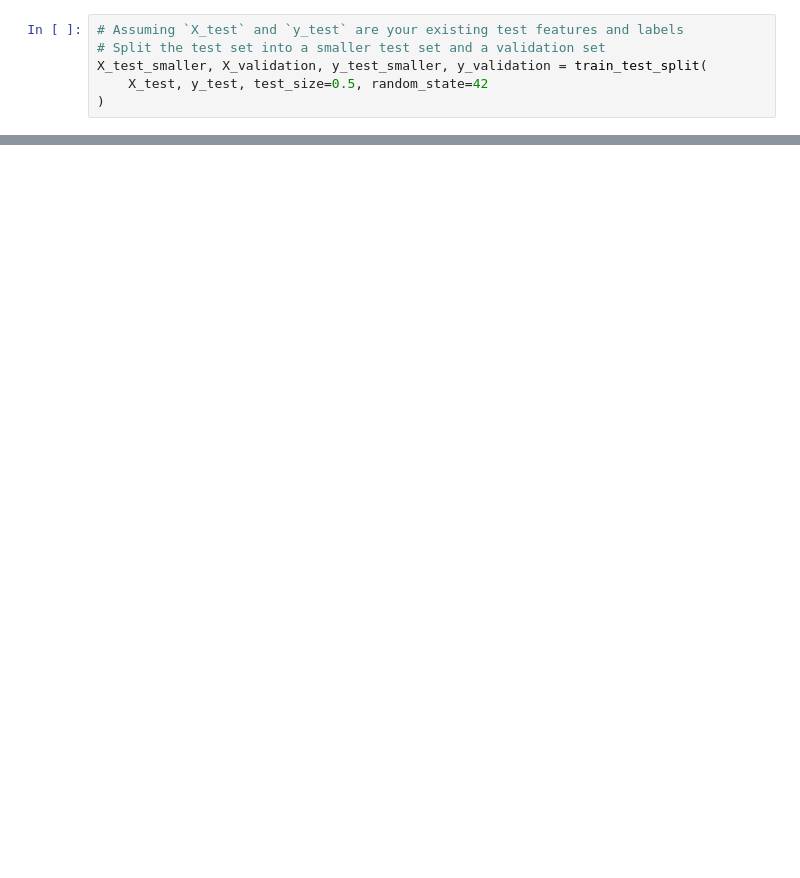
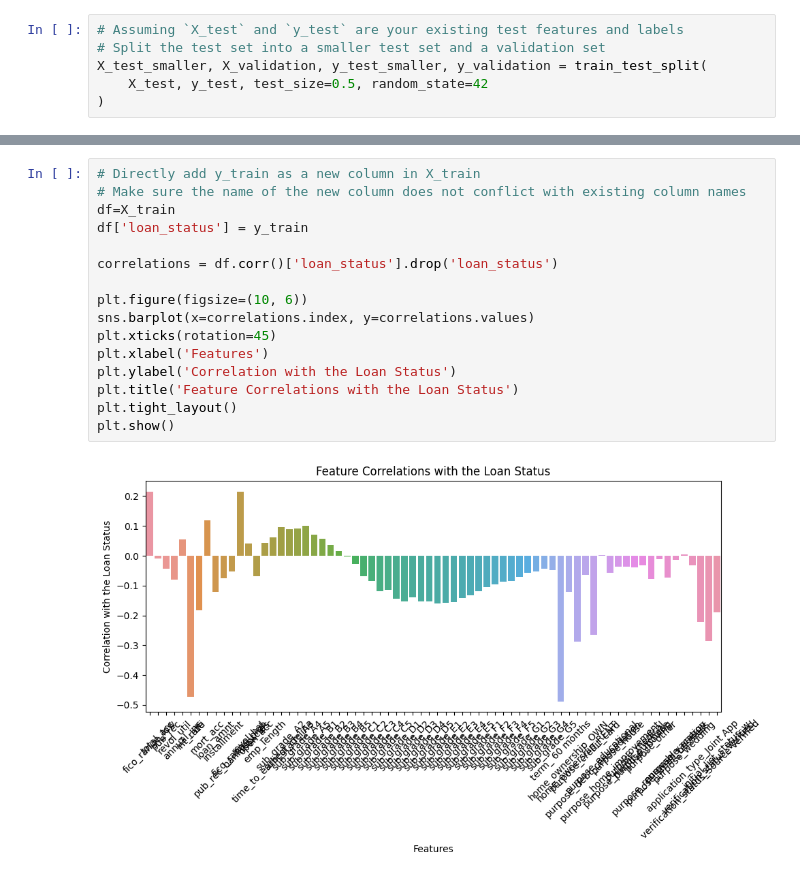
Before and after one commit to Abhibhi-03/Financial-Risk-Assessment, a Jupyter notebook: A1_Milestone1.ipynb, the cells around one changed output, grey strips where cells are left out. Drawn from its saved outputs; the diff is of its cells as text; blank space fills up the shorter version.

```diff
--- a/A1_Milestone1.ipynb
+++ b/A1_Milestone1.ipynb
@@ -607,0 +578,18 @@ LDA
+# %%
+# Directly add y_train as a new column in X_train
+# Make sure the name of the new column does not conflict with existing column names
+df=X_train
+df['loan_status'] = y_train
+
+correlations = df.corr()['loan_status'].drop('loan_status')
+
+plt.figure(figsize=(10, 6))
+sns.barplot(x=correlations.index, y=correlations.values)
+plt.xticks(rotation=45)
+plt.xlabel('Features')
+plt.ylabel('Correlation with the Loan Status')
+plt.title('Feature Correlations with the Loan Status')
+plt.tight_layout()
+plt.show()
+# %% [output]
+[figure, added]
```
Also changed, not shown: parts of 32 cells of this notebook, 1 other file.
